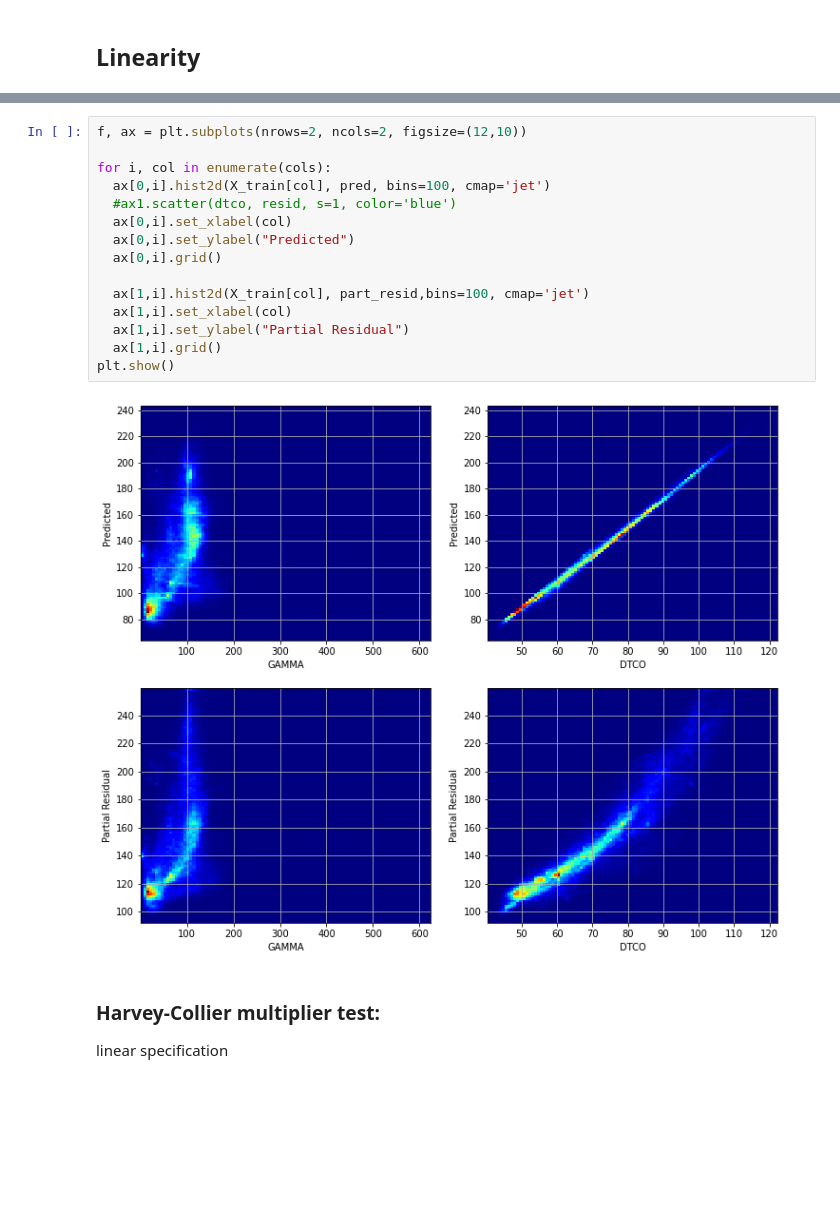
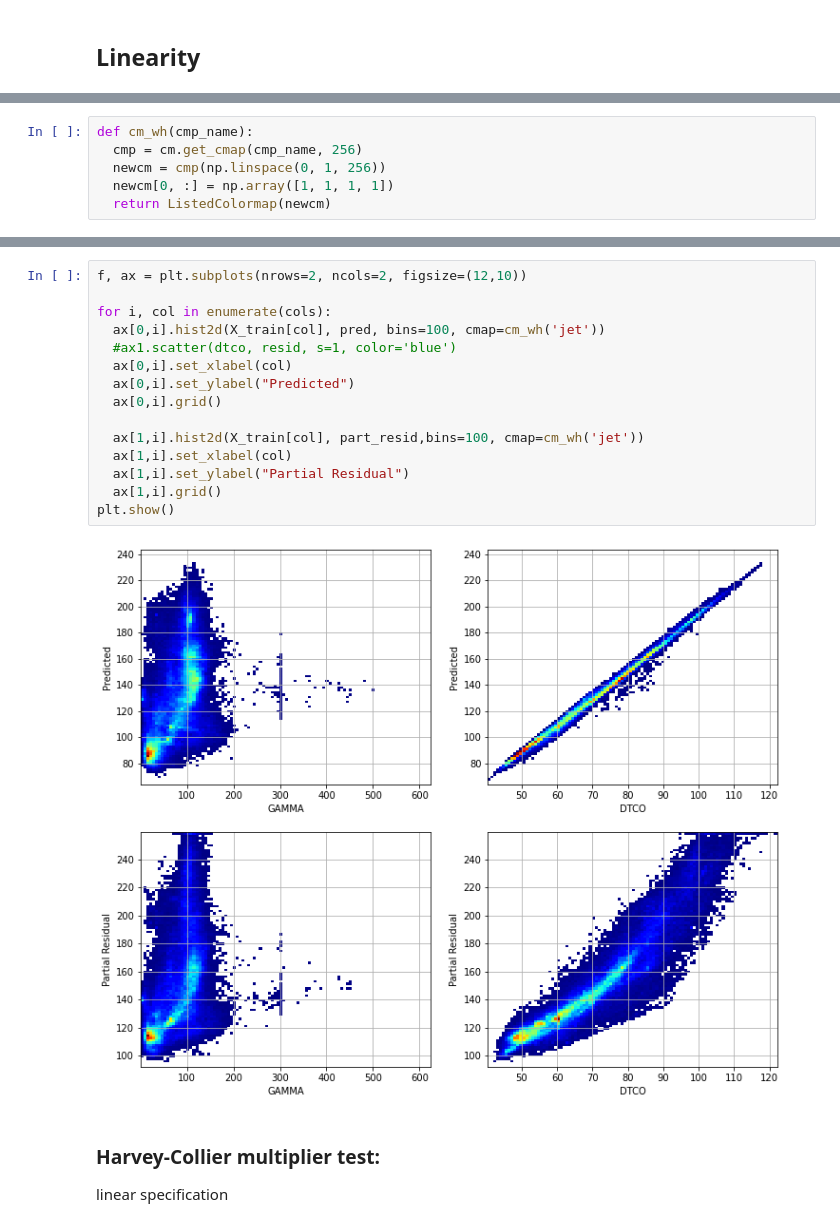
Before and after one commit to frh2020/topics, a Jupyter notebook: well_log_reg/model_lin_diagn_xn.ipynb, the cells around one changed output, grey strips where cells are left out. Drawn from its saved outputs; the diff is of its cells as text; blank space fills up the shorter version.

```diff
--- a/well_log_reg/model_lin_diagn_xn.ipynb
+++ b/well_log_reg/model_lin_diagn_xn.ipynb
@@ -194,2 +200,8 @@ resid_sm = lowess(resid_sort,pred_sort)[:,1]
 obser_sm = lowess(obser_sort,pred_sort)[:,1]
+# %%
+def cm_wh(cmp_name):
+  cmp = cm.get_cmap(cmp_name, 256)
+  newcm = cmp(np.linspace(0, 1, 256))
+  newcm[0, :] = np.array([1, 1, 1, 1])
+  return ListedColormap(newcm)
 # %%
@@ -212,20 +233,20 @@ plt.show()
 # %%
 f, ax = plt.subplots(nrows=2, ncols=2, figsize=(12,10))
 
 for i, col in enumerate(cols):
-  ax[0,i].hist2d(X_train[col], pred, bins=100, cmap='jet')
+  ax[0,i].hist2d(X_train[col], pred, bins=100, cmap=cm_wh('jet'))
   #ax1.scatter(dtco, resid, s=1, color='blue')
   ax[0,i].set_xlabel(col)
   ax[0,i].set_ylabel("Predicted")
   ax[0,i].grid()
 
-  ax[1,i].hist2d(X_train[col], part_resid,bins=100, cmap='jet')
+  ax[1,i].hist2d(X_train[col], part_resid,bins=100, cmap=cm_wh('jet'))
   ax[1,i].set_xlabel(col)
   ax[1,i].set_ylabel("Partial Residual")
   ax[1,i].grid()
 plt.show()
 # %% [output]
-[figure, old version]
+[figure, new version]
 # %% [markdown]
 ### Harvey-Collier multiplier test:
 linear specification
```
Also changed, not shown: parts of 15 cells of this notebook.
